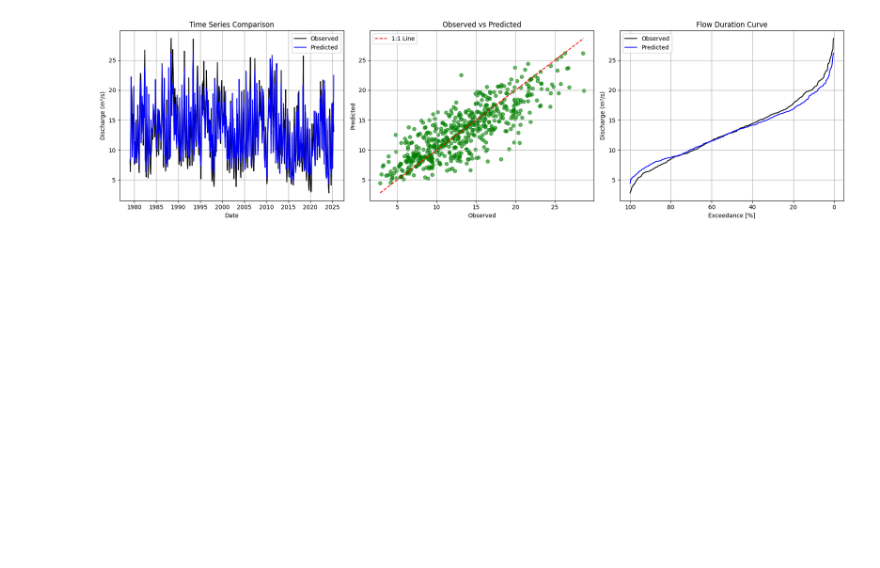
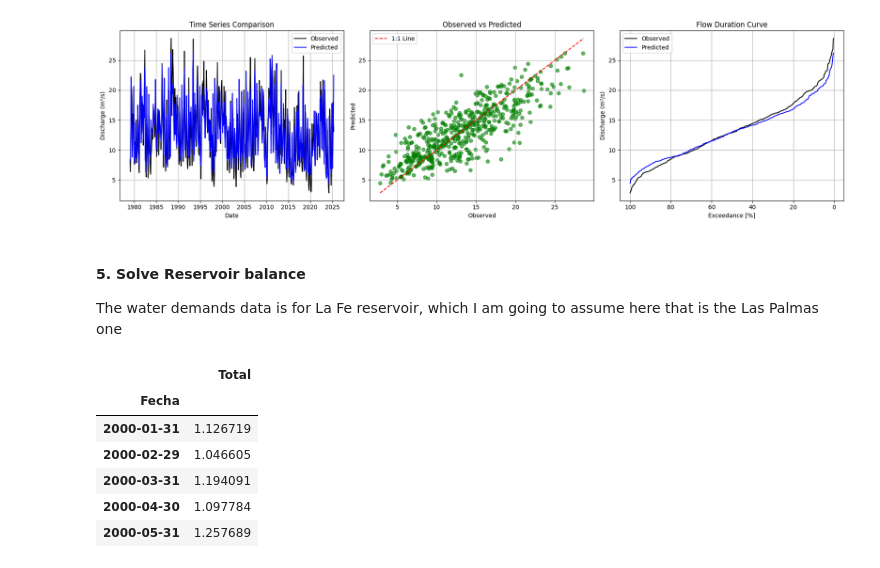
Before and after one commit to IHCantabria/SWIM_WaterBalanceModule, a Jupyter notebook: notebooks/Create_Regression_Models.ipynb, the cells around one changed output. Cells and saved outputs as stored; diff of their text form; code cells hidden in the pictures; blank space fills up the shorter version.

```diff
--- a/notebooks/Create_Regression_Models.ipynb
+++ b/notebooks/Create_Regression_Models.ipynb
@@ -276,3 +279,20 @@ df_prediction_3 = swim.predict_discharge_from_climate(
 )
 # %% [output]
 [figure]
+# %% [markdown]
+#### 5. Solve Reservoir balance
+
+The water demands data is for La Fe reservoir, which I am going to assume here that is the Las Palmas one
+# %%
+demands = pd.read_csv("../data/reservoir/demand_clean.csv",
+                      index_col=0,
+                      parse_dates=True)
+demands.head()
+# %% [output]
+|  | Total |
+| Fecha |  |
+| 2000-01-31 | 1.126719 |
+| 2000-02-29 | 1.046605 |
+| 2000-03-31 | 1.194091 |
+| 2000-04-30 | 1.097784 |
+| 2000-05-31 | 1.257689 |
```
Also changed, not shown: parts of 8 cells of this notebook, 2 other files.
